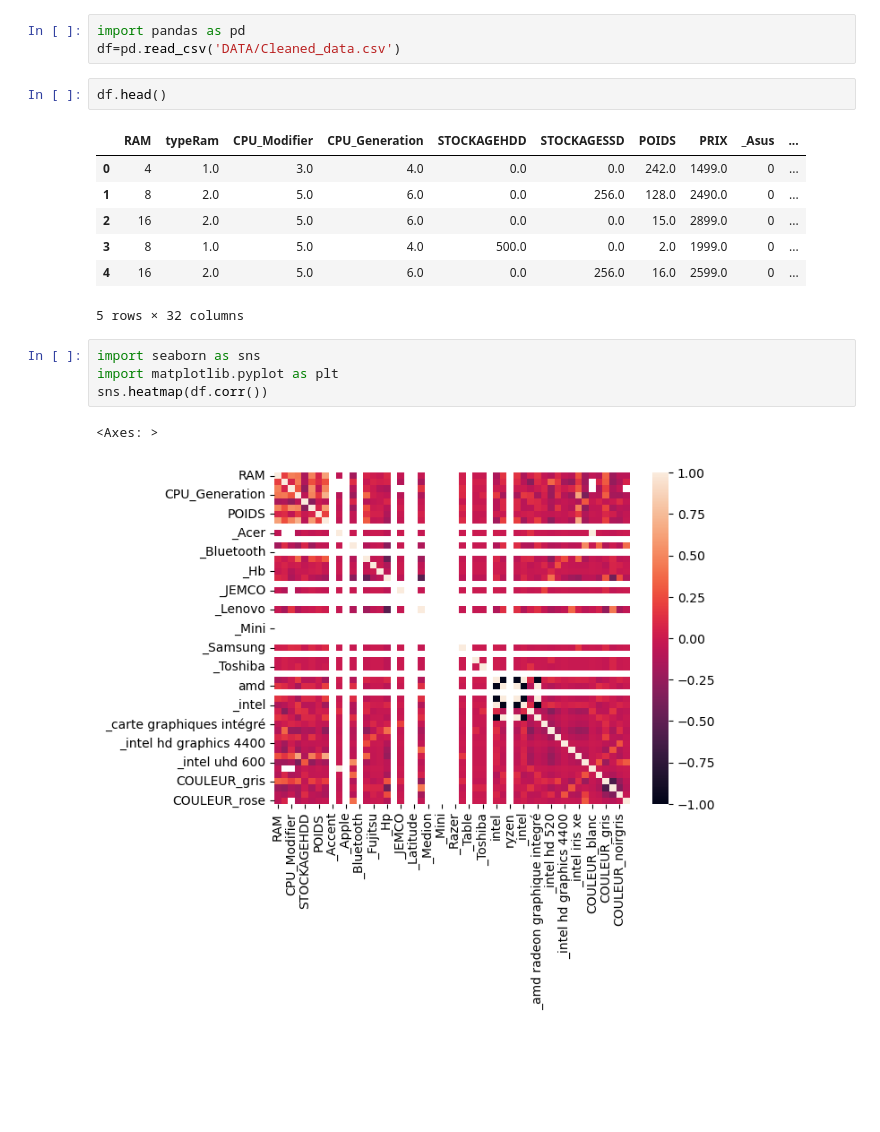
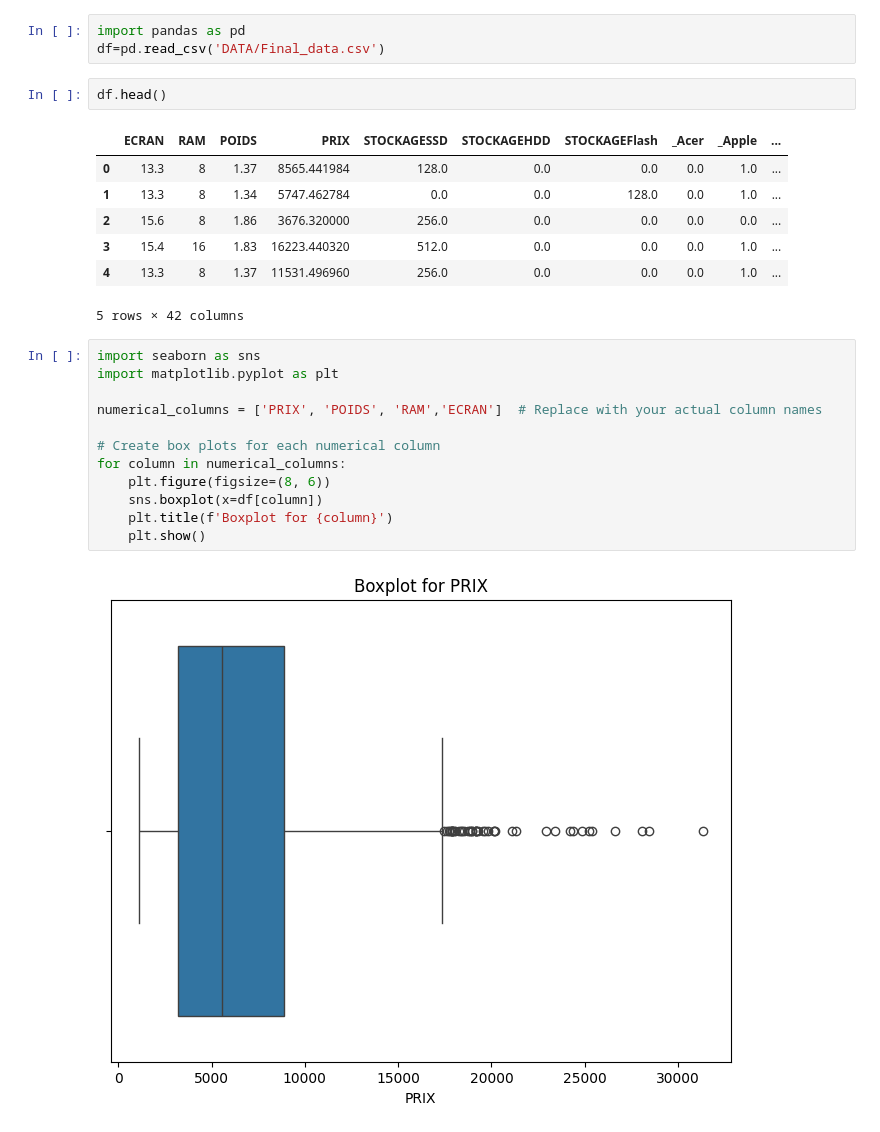
Before and after one commit to lokmane101/laptop-price-prediction, a Jupyter notebook: Preprocessing.ipynb, the cells around one changed output. Saved outputs shown, nothing was run; the diff lists cells and outputs as text; blank space fills up the shorter version.

```diff
--- a/Preprocessing.ipynb
+++ b/Preprocessing.ipynb
@@ -1,20 +1,27 @@
 # %%
 import pandas as pd
-df=pd.read_csv('DATA/Cleaned_data.csv')
+df=pd.read_csv('DATA/Final_data.csv')
 # %%
 df.head()
 # %% [output]
-|  | RAM | typeRam | CPU_Modifier | CPU_Generation | STOCKAGEHDD | STOCKAGESSD | POIDS | PRIX | _Asus | ... |
-| 0 | 4 | 1.0 | 3.0 | 4.0 | 0.0 | 0.0 | 242.0 | 1499.0 | 0 | ... |
-| 1 | 8 | 2.0 | 5.0 | 6.0 | 0.0 | 256.0 | 128.0 | 2490.0 | 0 | ... |
-| 2 | 16 | 2.0 | 5.0 | 6.0 | 0.0 | 0.0 | 15.0 | 2899.0 | 0 | ... |
-| 3 | 8 | 1.0 | 5.0 | 4.0 | 500.0 | 0.0 | 2.0 | 1999.0 | 0 | ... |
-| 4 | 16 | 2.0 | 5.0 | 6.0 | 0.0 | 256.0 | 16.0 | 2599.0 | 0 | ... |
+|  | ECRAN | RAM | POIDS | PRIX | STOCKAGESSD | STOCKAGEHDD | STOCKAGEFlash | _Acer | _Apple | ... |
+| 0 | 13.3 | 8 | 1.37 | 8565.441984 | 128.0 | 0.0 | 0.0 | 0.0 | 1.0 | ... |
+| 1 | 13.3 | 8 | 1.34 | 5747.462784 | 0.0 | 0.0 | 128.0 | 0.0 | 1.0 | ... |
+| 2 | 15.6 | 8 | 1.86 | 3676.320000 | 256.0 | 0.0 | 0.0 | 0.0 | 0.0 | ... |
+| 3 | 15.4 | 16 | 1.83 | 16223.440320 | 512.0 | 0.0 | 0.0 | 0.0 | 1.0 | ... |
+| 4 | 13.3 | 8 | 1.37 | 11531.496960 | 256.0 | 0.0 | 0.0 | 0.0 | 1.0 | ... |
-5 rows × 32 columns
+5 rows × 42 columns
 # %%
 import seaborn as sns
 import matplotlib.pyplot as plt
-sns.heatmap(df.corr())
+
+numerical_columns = ['PRIX', 'POIDS', 'RAM','ECRAN']  # Replace with your actual column names
+
+# Create box plots for each numerical column
+for column in numerical_columns:
+    plt.figure(figsize=(8, 6))
+    sns.boxplot(x=df[column])
+    plt.title(f'Boxplot for {column}')
+    plt.show()
 # %% [output]
-<Axes: >
-[figure, old version]
+[figure, new version]
```
Also changed, not shown: parts of 4 cells of this notebook, 5 other files.
